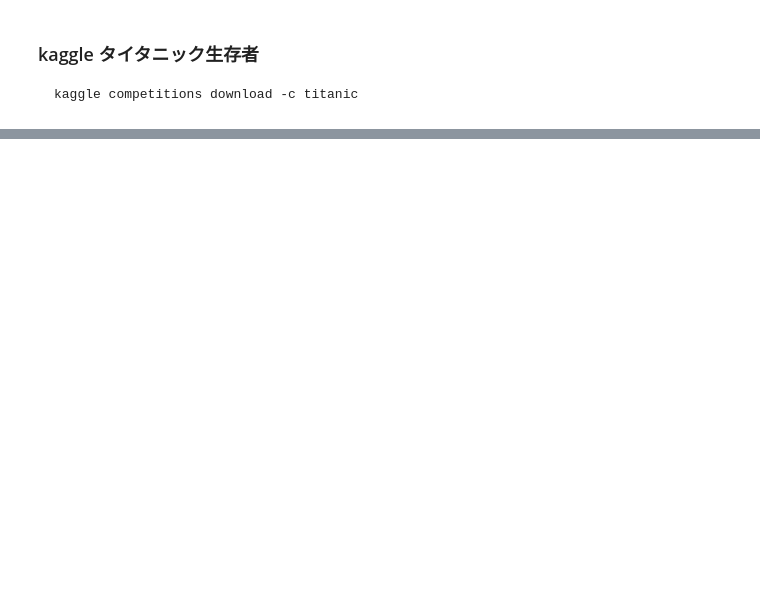
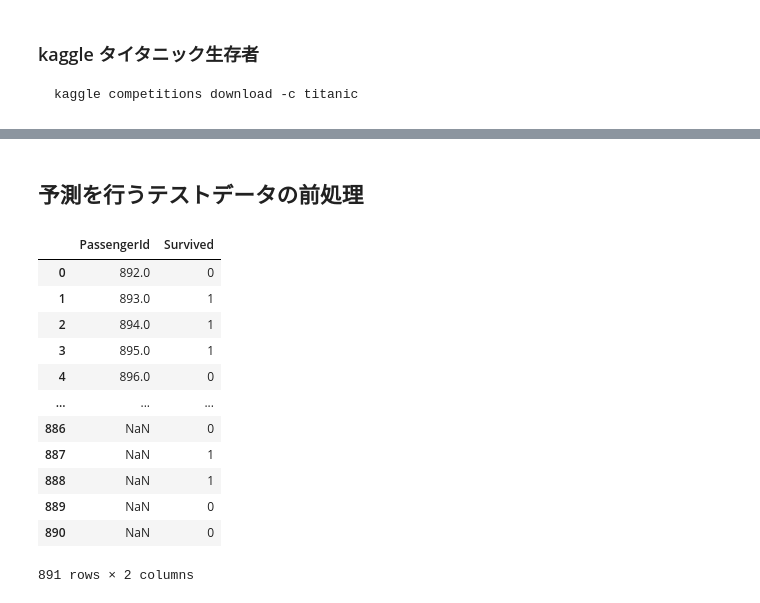
Before and after one commit to snrnapa/kaggle-titanic, a Jupyter notebook: titanic.ipynb, the cells around one changed output, grey strips where cells are left out. Drawn from its saved outputs; the diff is of its cells as text; code cells hidden in the pictures; blank space fills up the shorter version.

```diff
--- a/titanic.ipynb
+++ b/titanic.ipynb
@@ -74,0 +98,19 @@ test_df = pd.read
+# %%
+
+dummy_cols_list = list(target_col_map.keys())
+
+def pre_exec(dummy_cols_list : list , dummy_df : pd.DataFrame) -> pd.DataFrame:
+    dummy_df = train_df[dummy_cols_list]
+    dummy_df = pd.get_dummies(train_df[dummy_cols_list] , drop_first=True)
+    dummy_df = dummy_df.replace({True : 1,
+                                False : 0})
+    dummy_df = dummy_df.rename(columns=
+                            {"Sex_male" : "Sex"})
+    dummy_df.insert(0 , "intercept" , 1)
+    return dummy_df
+
+y = train_df["Survived"]
+x = pre_exec(dummy_cols_list=dummy_cols_list , dummy_df=train_df)
+md = sm.OLS(y , x)
+model = md.fit()
+print(model.summary())
@@ -74,0 +147,32 @@ test_df = pd.read
+# %% [markdown]
+## 予測を行うテストデータの前処理
+# %%
+
+predict_x = pre_exec(dummy_cols_list=dummy_cols_list , dummy_df=test_df)
+predict_values = model.predict(predict_x)
+# しきい値を 0.5 に設定し、0 or 1 に変換
+predict_binary = (predict_values >= 0.5).astype(int)
+
+merge_df = pd.concat([test_df["PassengerId"] , predict_binary]  , axis=1)
+merge_df = merge_df.rename(columns={0 : "Survived"})
+merge_df.sort_values(by="PassengerId")
+
+
+os.makedirs("./out" , exist_ok=True)
+
+merge_df.to_csv("./out/result.csv", index=False)
+merge_df
+# %% [output]
+|  | PassengerId | Survived |
+| 0 | 892.0 | 0 |
+| 1 | 893.0 | 1 |
+| 2 | 894.0 | 1 |
+| 3 | 895.0 | 1 |
+| 4 | 896.0 | 0 |
+| ... | ... | ... |
+| 886 | NaN | 0 |
+| 887 | NaN | 1 |
+| 888 | NaN | 1 |
+| 889 | NaN | 0 |
+| 890 | NaN | 0 |
+891 rows × 2 columns
```
Also changed, not shown: parts of 11 cells of this notebook, 1 other file.
